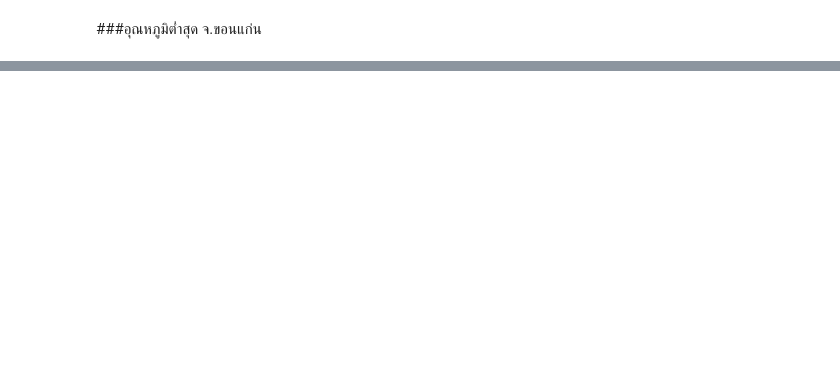
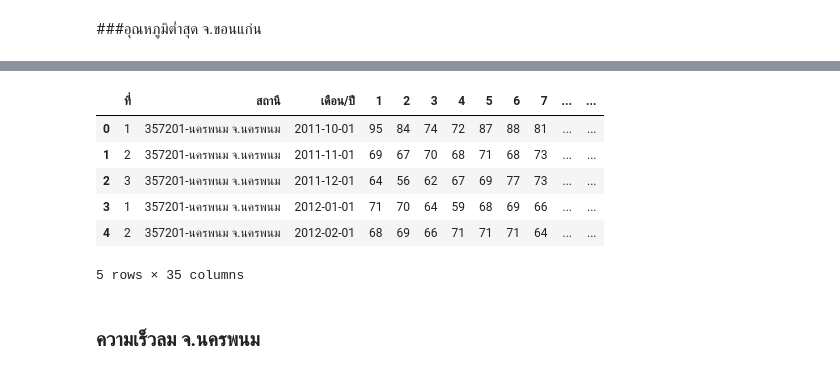
Before and after one commit to Aingon14/BSC_DPDM23, a Jupyter notebook: midterm_bscdpdm23.ipynb, the cells around one changed output, grey strips where cells are left out. Cells and saved outputs as stored; diff of their text form; code cells hidden in the pictures; blank space fills up the shorter version.

```diff
--- a/midterm_bscdpdm23.ipynb
+++ b/midterm_bscdpdm23.ipynb
@@ -459,0 +606,2 @@ rain_kk.head()
+# %%
+hum_np=hum_np.replace('-',np.NaN)
@@ -459,0 +631,12 @@ rain_kk.head()
+# %%
+hum_np.head()
+# %% [output]
+|  | ที่ | สถานี | เดือน/ปี | 1 | 2 | 3 | 4 | 5 | 6 | 7 | ... | ... |
+| 0 | 1 | 357201-นครพนม จ.นครพนม | 2011-10-01 | 95 | 84 | 74 | 72 | 87 | 88 | 81 | ... | ... |
+| 1 | 2 | 357201-นครพนม จ.นครพนม | 2011-11-01 | 69 | 67 | 70 | 68 | 71 | 68 | 73 | ... | ... |
+| 2 | 3 | 357201-นครพนม จ.นครพนม | 2011-12-01 | 64 | 56 | 62 | 67 | 69 | 77 | 73 | ... | ... |
+| 3 | 1 | 357201-นครพนม จ.นครพนม | 2012-01-01 | 71 | 70 | 64 | 59 | 68 | 69 | 66 | ... | ... |
+| 4 | 2 | 357201-นครพนม จ.นครพนม | 2012-02-01 | 68 | 69 | 66 | 71 | 71 | 71 | 64 | ... | ... |
+5 rows × 35 columns
+# %% [markdown]
+### ความเร็วลม จ.นครพนม
```
Also changed, not shown: parts of 145 cells of this notebook.
